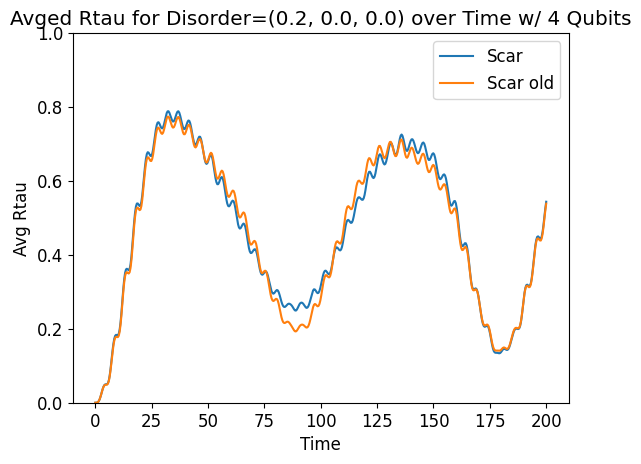
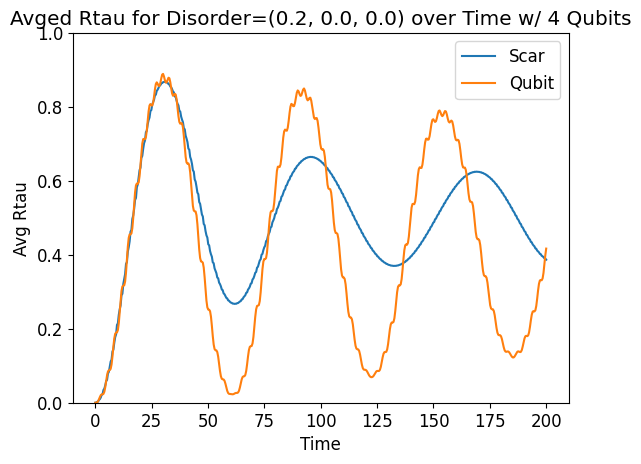
Code edit (unified diff) that turned the first committed figure into the second:
--- before
+++ after
@@ -1,3 +1,3 @@
-wd = 0.6365091993031
+wd = 0.6366896896896898
 wm = 1.0
 tlist = np.linspace(0, 200, 500)
@@ -6,7 +6,7 @@
 dx = 0.0
 N = 4
-reals = 1
+reals = 100
 amp = 0.1
-args = {"A": amp, "omega": wd}
+args = {"A": amp, "omega": wd * 5.0}
 qargs = {"A": amp, "omega": wm}
 
@@ -15,9 +15,11 @@
 qubit_dR = []
 
-H0_clean, H1, eigenvalues, eigenstates, psi0, basisList = get_scar_ham(N)
+H0_clean, eigenvalues, eigenstates, psi0, basisList = get_scar_ham(N, ohms=5.0)
+H1, driveWeights = get_scar_H1(N, basisList)
+qH0_clean, qH1, qeigvals, qeigstates = get_qubit_ham(N, wm=wm)
 
 # random diagonal with zero mean
 for _ in range(reals):
-    H0 = getDisorderedScarHam(H0_clean, N, basisList, ham_disorder=[dz, dy, dx], random_seed=True)
+    H0, eigenvalues, eigenstates = get_dis_scar_ham(H0_clean, N, basisList, ham_disorder=[dz, dy, dx])
 
     H = qt.QobjEvo([H0, [H1, coeff]], args=args)
@@ -28,18 +30,6 @@
 
 
-# random diagonal with zero mean
 for _ in range(reals):
-    H0_clean, H1, eigenvalues, eigenstates, psi0, basisList = get_scar_ham(N, ham_disorder=[dz, dy, dx], random_seed=True)
-
-    H = qt.QobjEvo([H0_clean, [H1, coeff]], args=args)
-    psi_t = qt.sesolve(H, eigenstates[0], tlist, e_ops=[H0_clean])
-
-    Rtau = np.real(psi_t.expect[0] - psi_t.expect[0][0]) / (eigenvalues[-1] - eigenvalues[0])
-    tscar_dR.append(Rtau)
-
-
-
-for _ in range(reals):
-    qH0, qH1, qeigvals, qeigstates = get_qubit_ham(N, wm=wm, ham_disorder=[dz, dy, dx], random_seed=True, sigz_ham=False)
+    qH0, qeigvals, qeigstates = get_dis_qubit_ham(qH0_clean, N, ham_disorder=[dz, dy, dx])
     qband = qeigvals[-1] - qeigvals[0]
 
@@ -60,6 +50,5 @@
 
 plt.plot(tlist, plotScar, label="Scar")
-# plt.plot(tlist, plotQubit, label="Qubit")
-plt.plot(tlist, tplotQubit, label="Scar old")
+plt.plot(tlist, plotQubit, label="Qubit")
 plt.title(f"Avged Rtau for Disorder={dz, dy, dx} over Time w/ {N} Qubits")
 plt.ylabel("Avg Rtau")

Commit: random testing